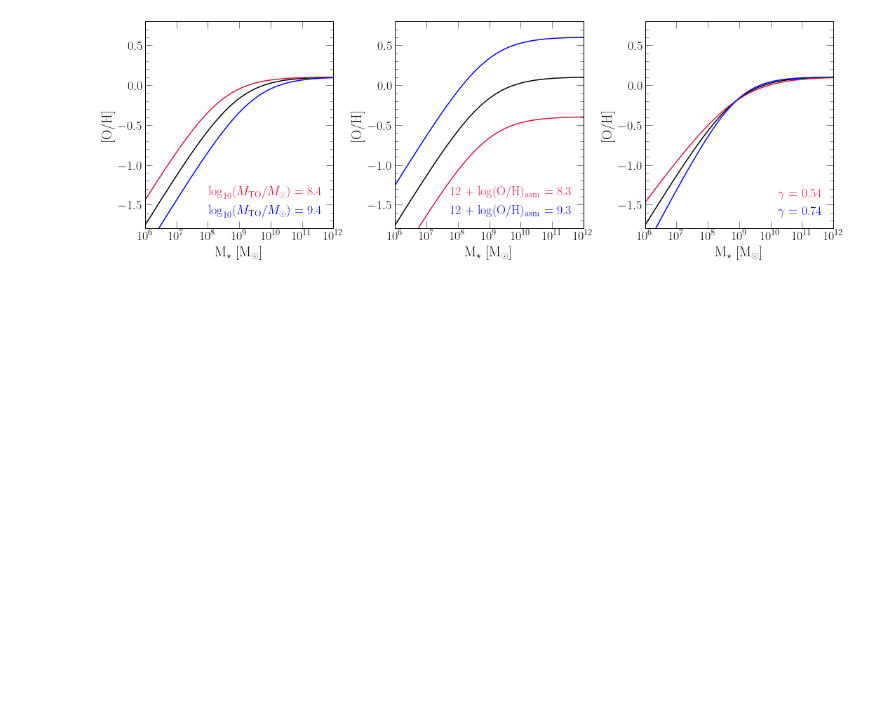
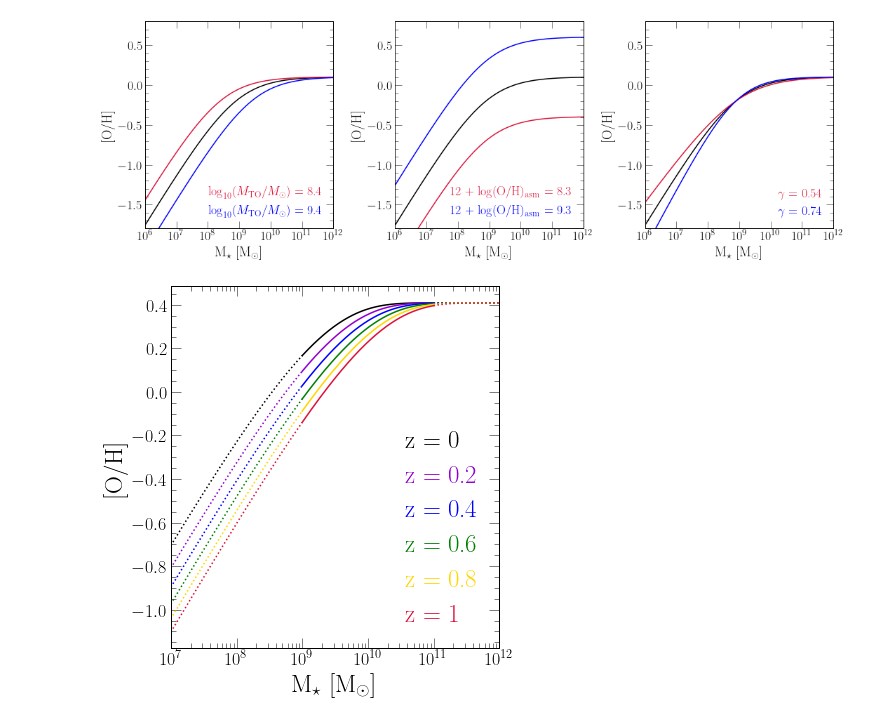
Before and after one commit to giganano/iarates, a Jupyter notebook: notebooks/mzr.ipynb, the cells around one changed output. Cells and saved outputs as stored; diff of their text form; code cells hidden in the pictures; blank space fills up the shorter version.

Commit message:
investigation into redshift dependence

```diff
--- a/notebooks/mzr.ipynb
+++ b/notebooks/mzr.ipynb
@@ -82,3 +82,50 @@ plt.show()
 # plt.show()
 # %% [output]
 [figure]
+# %%
+fig = plt.figure(figsize = (6, 6))
+ax = fig.add_subplot(111)
+ax.set_xlabel(r"M$_\star$ [M$_\odot$]", fontsize = 25)
+ax.set_ylabel("[O/H]", fontsize = 25)
+ax.set_xscale("log")
+ax.set_xlim([1e7, 1e12])
+
+redshifts = [0, 0.2, 0.4, 0.6, 0.8, 1.0]
+colors = {
+    0: "black",
+    0.2: "darkviolet",
+    0.4: "blue",
+    0.6: "green",
+    0.8: "gold",
+    1.0: "crimson"
+}
+lowmasses = np.logspace(7, 9, 200)
+masses = np.logspace(9, 11, 700)
+highmasses = np.logspace(11, 12, 100)
+# masses = np.logspace(7, 12, 1000)
+for z in redshifts:
+    kwargs = {
+        "c": named_colors()[colors[z]],
+        "linestyle": ":"
+    }
+    yvals = [zahid2014(_, z) for _ in lowmasses]
+    ax.plot(lowmasses, yvals, **kwargs)
+    yvals = [zahid2014(_, z) for _ in highmasses]
+    ax.plot(highmasses, yvals, **kwargs)
+    kwargs["linestyle"] = '-'
+    kwargs["label"] = "z = %g" % (z)
+    yvals = [zahid2014(_, z) for _ in masses]
+    ax.plot(masses, yvals, **kwargs)
+
+kwargs = {
+    "loc": mpl_loc("lower right"),
+    "handlelength": 0,
+    "fontsize": 25
+}
+leg = ax.legend(**kwargs)
+fancy_legend(leg, [colors[z] for z in redshifts])
+
+plt.tight_layout()
+plt.show()
+# %% [output]
+[figure, added]
```
Also changed, not shown: parts of 1 cell of this notebook, 17 other files.
